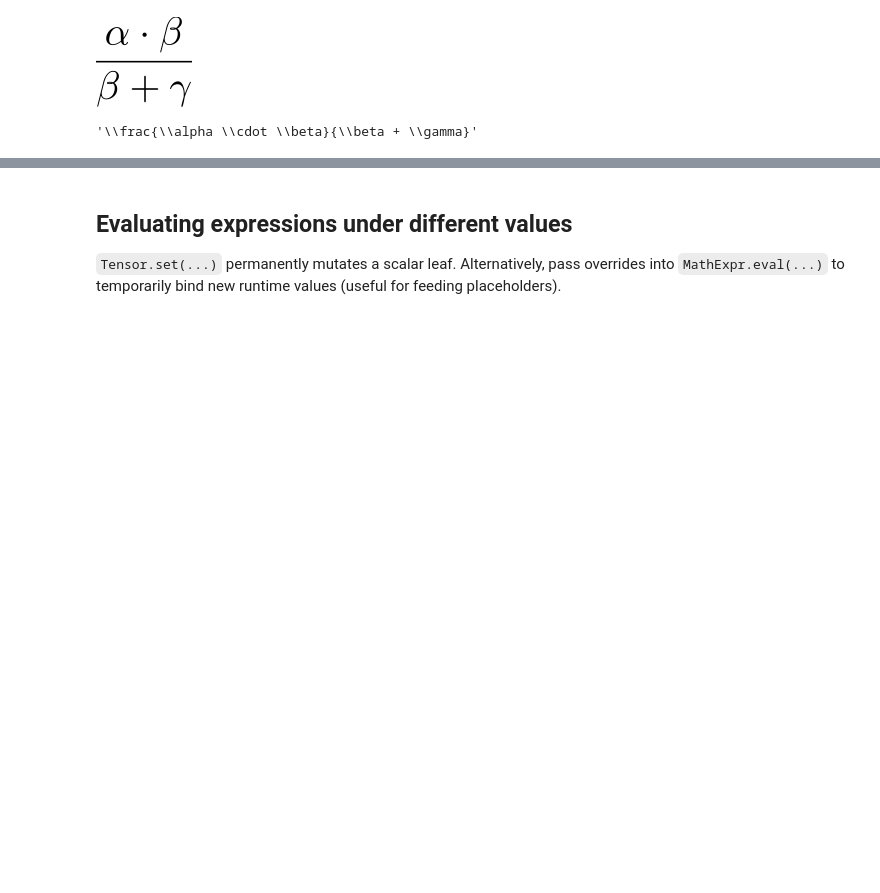
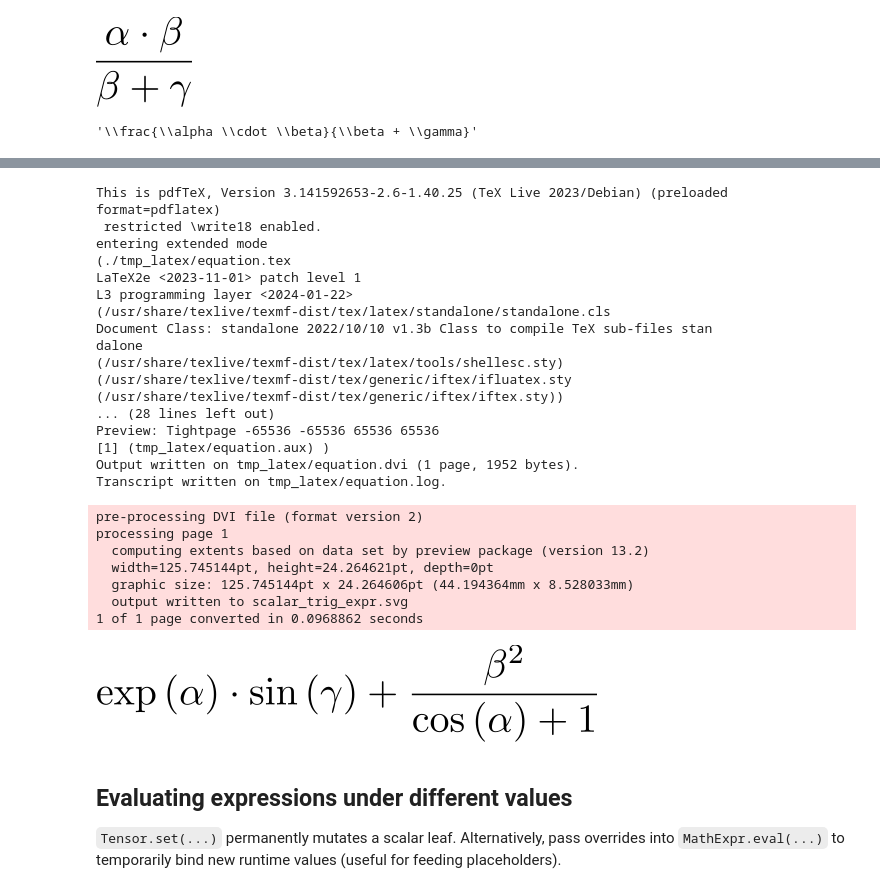
Before and after one commit to nschaetti/PixelPrism, a Jupyter notebook: notebooks/math/basic/basis_scalar.ipynb, the cells around one changed output, grey strips where cells are left out. Cells and saved outputs as stored; diff of their text form; code cells hidden in the pictures; blank space fills up the shorter version.

```diff
--- a/notebooks/math/basic/basis_scalar.ipynb
+++ b/notebooks/math/basic/basis_scalar.ipynb
@@ -183,0 +191,15 @@ scalar_expr_latex
+# %%
+two = utils.scalar(name="two", value=2.0, dtype=DType.FLOAT64, mutable=False)
+offset = utils.scalar(name="offset", value=1.0, dtype=DType.FLOAT64, mutable=False)
+
+pow_beta_two = F.pow(beta, two)
+exp_alpha = F.exp(alpha)
+sin_gamma = T.sin(gamma)
+cos_alpha = T.cos(alpha)
+
+advanced_scalar_expr = MathExpr.add(
+    MathExpr.mul(exp_alpha, sin_gamma),
+    MathExpr.div(pow_beta_two, MathExpr.add(cos_alpha, offset))
+)
+
+print("Advanced ops evaluation:", float(advanced_scalar_expr.eval()))
@@ -184,3 +213,32 @@ scalar_expr_latex
+# %%
+advanced_scalar_latex = render_latex(advanced_scalar_expr, output_path="scalar_trig_expr.svg")
+advanced_scalar_latex
+# %% [output]
+This is pdfTeX, Version 3.141592653-2.6-1.40.25 (TeX Live 2023/Debian) (preloaded format=pdflatex)
+ restricted \write18 enabled.
+entering extended mode
+(./tmp_latex/equation.tex
+LaTeX2e <2023-11-01> patch level 1
+L3 programming layer <2024-01-22>
+(/usr/share/texlive/texmf-dist/tex/latex/standalone/standalone.cls
+Document Class: standalone 2022/10/10 v1.3b Class to compile TeX sub-files stan
+dalone
+(/usr/share/texlive/texmf-dist/tex/latex/tools/shellesc.sty)
+(/usr/share/texlive/texmf-dist/tex/generic/iftex/ifluatex.sty
+(/usr/share/texlive/texmf-dist/tex/generic/iftex/iftex.sty))
+... (28 lines left out)
+Preview: Tightpage -65536 -65536 65536 65536
+[1] (tmp_latex/equation.aux) )
+Output written on tmp_latex/equation.dvi (1 page, 1952 bytes).
+Transcript written on tmp_latex/equation.log.
+pre-processing DVI file (format version 2)
+processing page 1
+  computing extents based on data set by preview package (version 13.2)
+  width=125.745144pt, height=24.264621pt, depth=0pt
+  graphic size: 125.745144pt x 24.264606pt (44.194364mm x 8.528033mm)
+  output written to scalar_trig_expr.svg
+1 of 1 page converted in 0.0968862 seconds
+[figure, added]
 # %% [markdown]
 ## Evaluating expressions under different values
 
```
Also changed, not shown: parts of 6 cells of this notebook, 22 other files.
